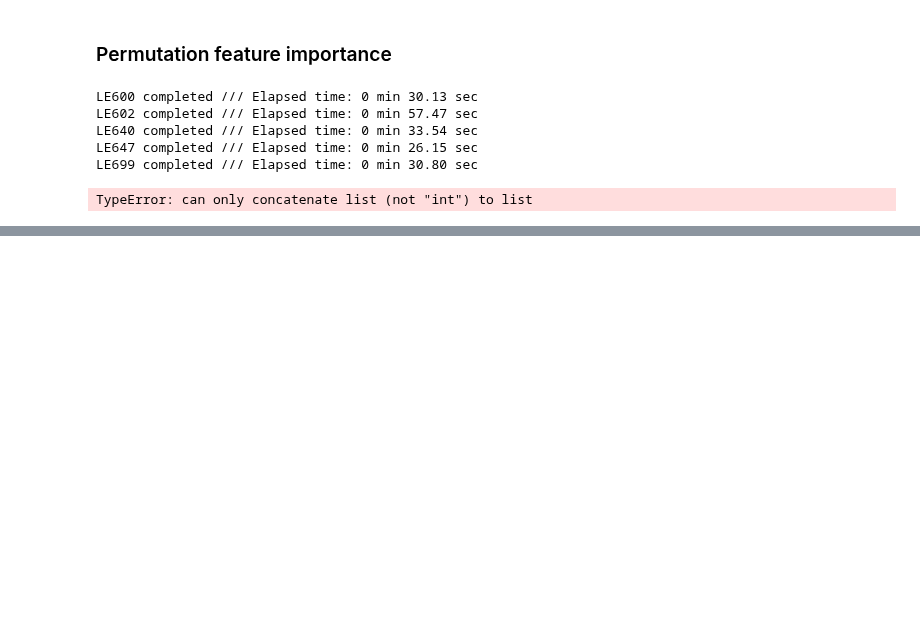
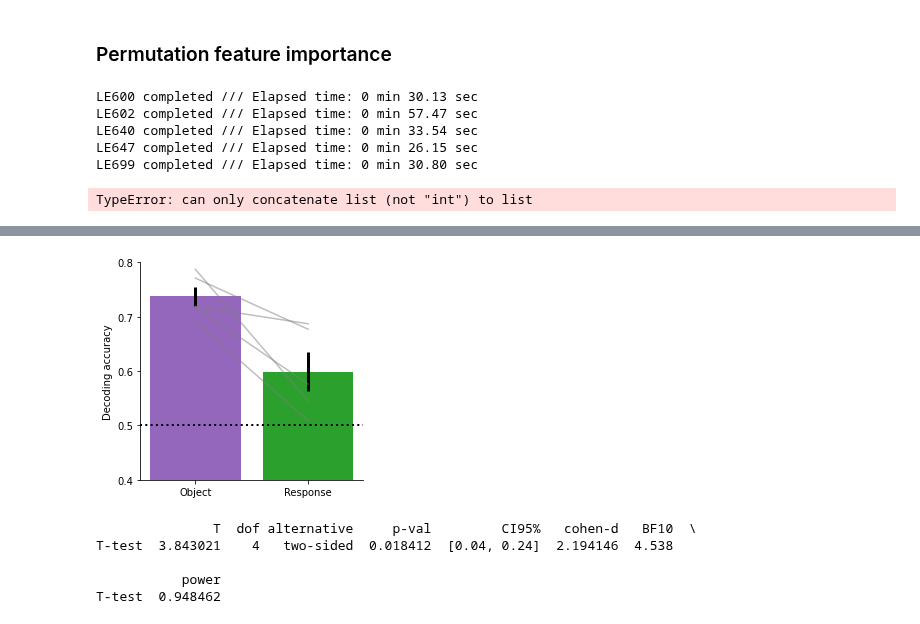
Before and after one commit to heung10/multimodal-object-recognition, a Jupyter notebook: neural/7.2. Generalization from unimodal to multimodal.ipynb, the cells around one changed output, grey strips where cells are left out. Drawn from its saved outputs; the diff is of its cells as text; code cells hidden in the pictures; blank space fills up the shorter version.

Commit message:
added control analysis on cross-condition decoding

```diff
--- a/neural/7.2. Generalization from unimodal to multimodal.ipynb
+++ b/neural/7.2. Generalization from unimodal to multimodal.ipynb
@@ -604,0 +681,17 @@ T-test  0.980175
+# %%
+%%time
+
+#np_save_path = save_path / 'generalization'
+#os.makedirs(np_save_path, exist_ok=True)
+
+svm_control = np.zeros((len(rat_list),2,2))
+for i,rat in enumerate(rat_list):
+    loop_start = time.time()
+
+    rat_result = Parallel(n_jobs=-1)(delayed(subsample_control_predict)(df, final_model, rat, num_trial, bin_size, 9, 0) for j in range(num_iter))
+
+    svm_control[i,:,:] = np.sum(rat_result,axis=0)/(num_iter*10)
+
+    loop_end = time.time()
+    loop_time = divmod(loop_end-loop_start,60)
+    print(f'LE{rat} completed /// Elapsed time: {int(loop_time[0])} min {loop_time[1]:.2f} sec')
@@ -604,0 +735,37 @@ T-test  0.980175
+# %%
+load_date = '2023-07-31'
+
+real_data = np.load(save_path / 'generalization' / f'{load_date}_{bin_size*10}ms_{9}bins_{num_iter}iter_crossmodal_real.npy')
+real_mean = np.mean(real_data, axis=0)
+
+svm_m, svm_c = [], []
+for i in range(5):
+    svm_m.append(np.trace(real_data[i,:,:]))
+    svm_c.append(np.trace(svm_control[i,:,:]))
+
+fig, ax = plt.subplots(figsize=(4,4))
+
+x = ['Object', 'Response']
+y = [np.mean(svm_m), np.mean(svm_c)]
+yerr = [stats.sem(svm_m), stats.sem(svm_c)]
+
+ax.bar(x,[np.mean(svm_m), np.mean(svm_c)], color=['tab:purple', 'tab:green'])
+ax.errorbar(x, y, yerr, fmt='None', color='black', linewidth=3)
+for i in range(5):
+    ax.plot([svm_m[i], svm_c[i]], color='tab:gray', alpha=0.5)
+
+ax.axhline(y=0.5, linestyle=':', color='black', linewidth=2)
+ax.set_yticks(np.arange(0.4,0.9,0.1));
+ax.set_ylim([0.4,0.8])
+ax.set_ylabel('Decoding accuracy')
+
+plt.show()
+
+print(pg.ttest(svm_m, svm_c, paired=True))
+# %% [output]
+[figure, added]
+               T  dof alternative     p-val         CI95%   cohen-d   BF10  \
+T-test  3.843021    4   two-sided  0.018412  [0.04, 0.24]  2.194146  4.538
+
+           power
+T-test  0.948462
```
Also changed, not shown: parts of 10 cells of this notebook, 1 other file.
